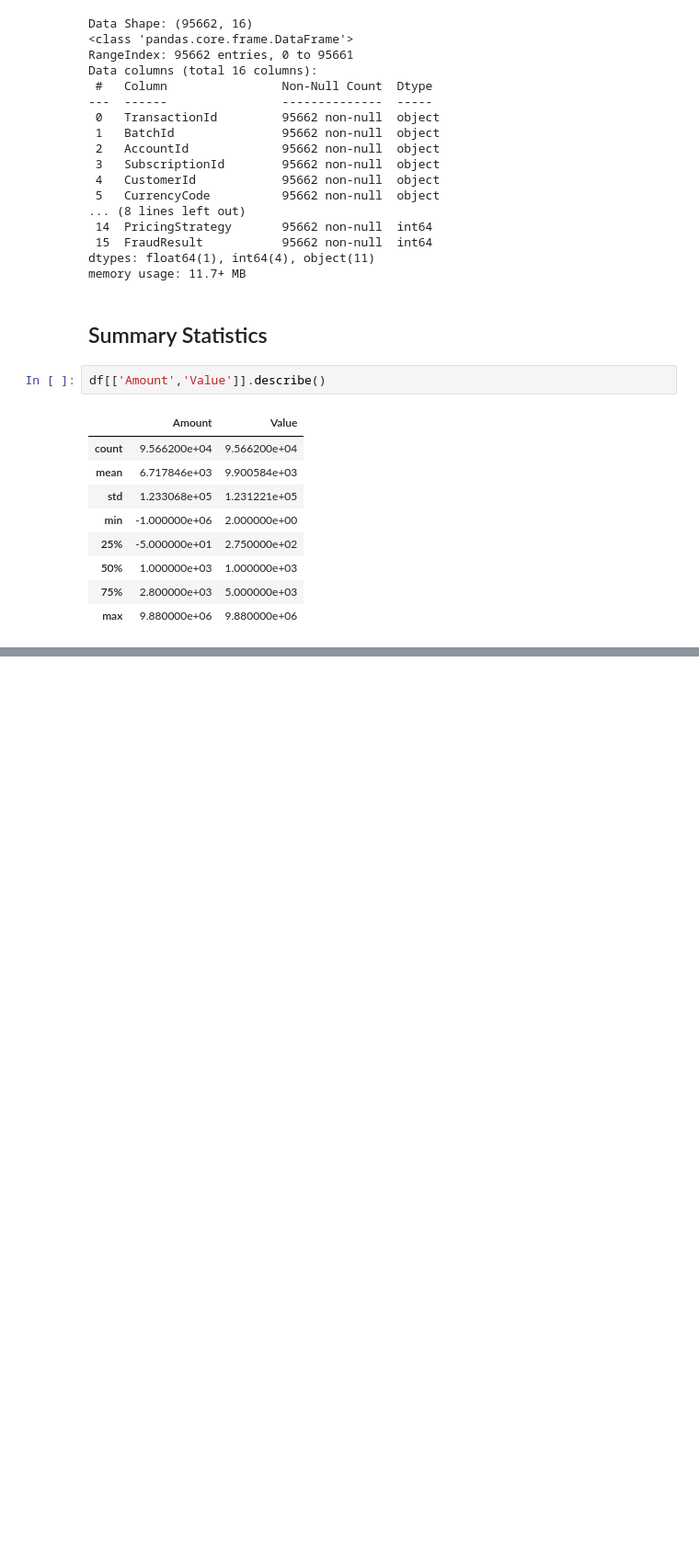
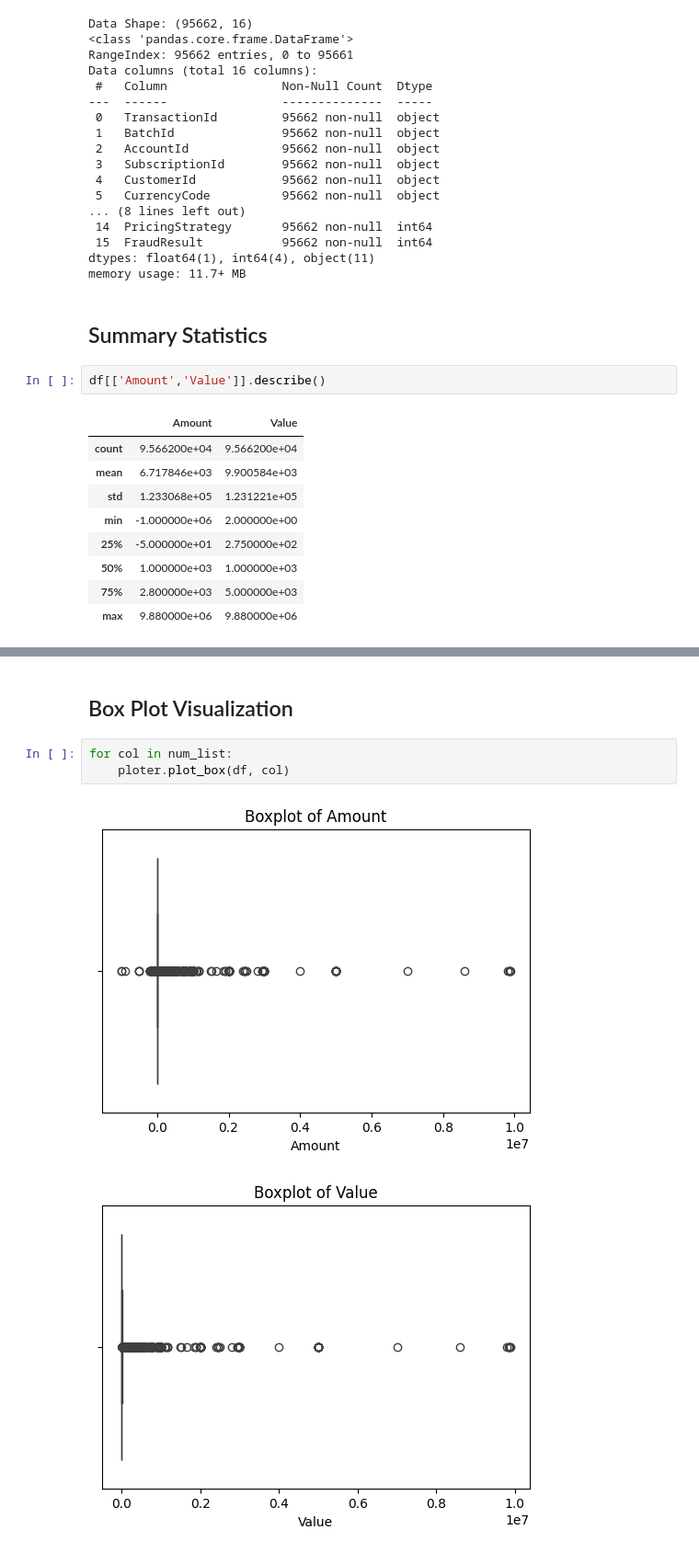
Before and after one commit to Aryam-21/proxy-based-credit-scoring, a Jupyter notebook: notebooks/eda.ipynb, the cells around one changed output, grey strips where cells are left out. Shown: that part at 92% size. Saved outputs shown, nothing was run; the diff lists cells and outputs as text; blank space fills up the shorter version.

```diff
--- a/notebooks/eda.ipynb
+++ b/notebooks/eda.ipynb
@@ -56,0 +109,8 @@ df.describe(include='object')
+# %% [markdown]
+## Box Plot Visualization
+# %%
+for col in num_list:
+    ploter.plot_box(df, col)
+# %% [output]
+[figure, added]
+[figure, added]
```
Also changed, not shown: parts of 9 cells of this notebook.
